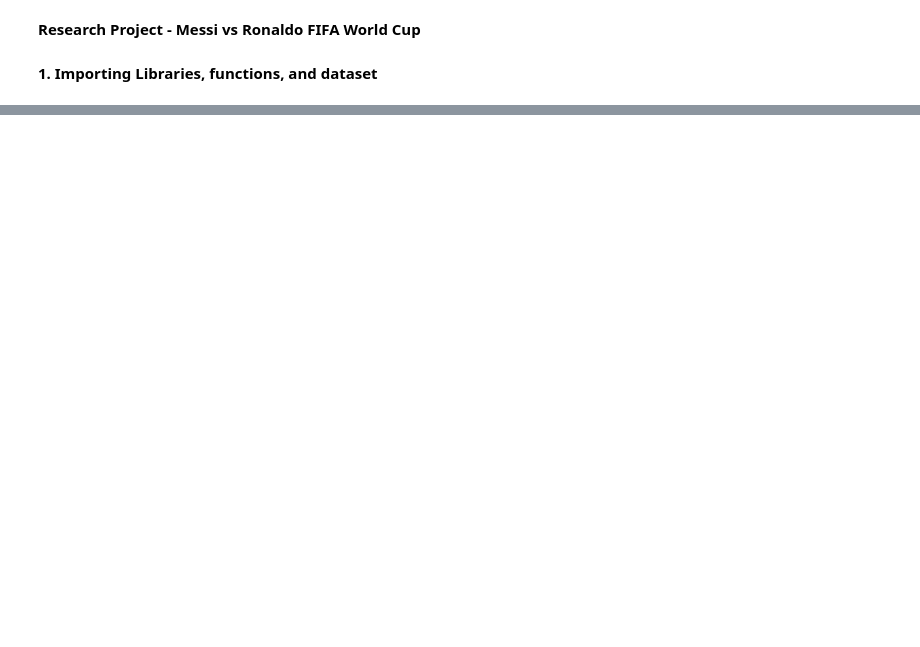
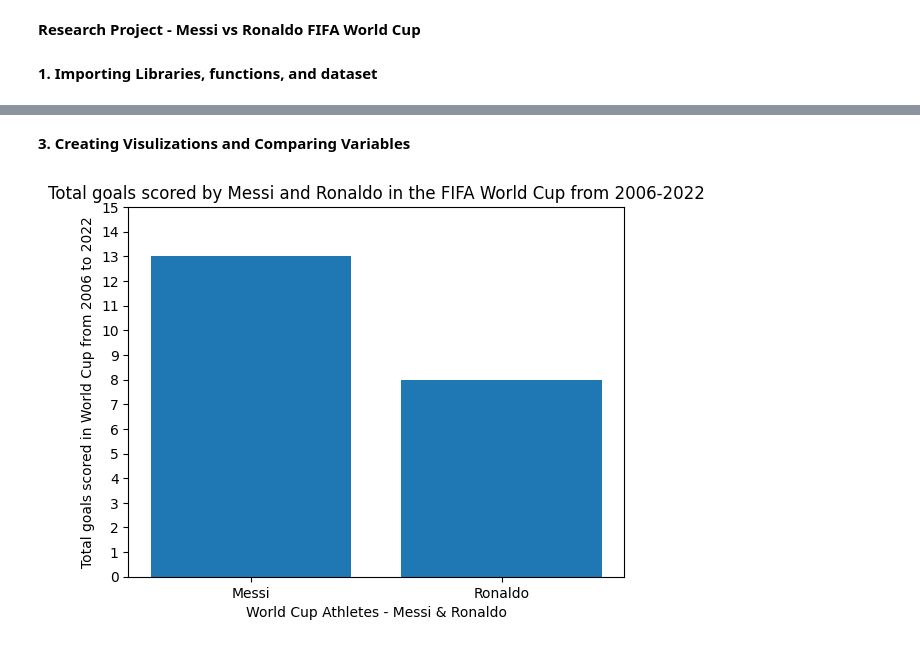
Before and after one commit to fideliseshun/DSRP-Research-Project, a Jupyter notebook: DSRP_Research_Project_Messi_vs_Ronaldo_FIFA_World_Cup.ipynb, the cells around one changed output, grey strips where cells are left out. Saved outputs shown, nothing was run; the diff lists cells and outputs as text; code cells hidden in the pictures; blank space fills up the shorter version.

```diff
--- a/DSRP_Research_Project_Messi_vs_Ronaldo_FIFA_World_Cup.ipynb
+++ b/DSRP_Research_Project_Messi_vs_Ronaldo_FIFA_World_Cup.ipynb
@@ -54,8 +25,14 @@ memory usage: 8.0+ KB
 # %%
+# Replacing 0 and 1 with no or yes in the following columns: starter, substitute, and is_knockout
+WorldCup_df["starter"] = WorldCup_df["starter"].replace({0: "No", 1: "Yes"})
+WorldCup_df["substitute"] = WorldCup_df["substitute"].replace({0: "No", 1: "Yes"})
+WorldCup_df["is_knockout"] = WorldCup_df["is_knockout"].replace({0: "No", 1: "Yes"})
+display(WorldCup_df.head())
+WorldCup_df.info()
 # Grouping data for Messi and Ronaldo
 grouped = WorldCup_df.groupby("family_name")
 messi_data = grouped.get_group("Messi")
 ronaldo_data = grouped.get_group("Ronaldo")
-print(messi_data["minutes_played"].sum())
-print(ronaldo_data["minutes_played"].sum())
+#print(messi_data["minutes_played"].sum())
+#print(ronaldo_data["minutes_played"].sum())
 # %% [output]
@@ -63,0 +63,16 @@ print(ronaldo_data["minutes_played"].sum())
+# %% [markdown]
+**3. Creating Visulizations and Comparing Variables**
+# %%
+import matplotlib.pyplot as plt
+# Bar plot: Comparing total goals scored by Messi and Ronaldo in the World Cup from 2006 to 2022
+athletes = WorldCup_df["family_name"].value_counts().nlargest(2).index
+filtered_data = WorldCup_df[WorldCup_df["family_name"].isin(athletes)]
+bars = filtered_data.groupby("family_name")["total_goals"].sum()
+plt.bar(bars.index, bars)
+plt.xlabel("World Cup Athletes - Messi & Ronaldo")
+plt.ylabel("Total goals scored in World Cup from 2006 to 2022")
+plt.title("Total goals scored by Messi and Ronaldo in the FIFA World Cup from 2006-2022")
+plt.yticks(np.arange(0, 16, 1))
+plt.show()
+# %% [output]
+[figure, added]
```
Also changed, not shown: parts of 5 cells of this notebook.
